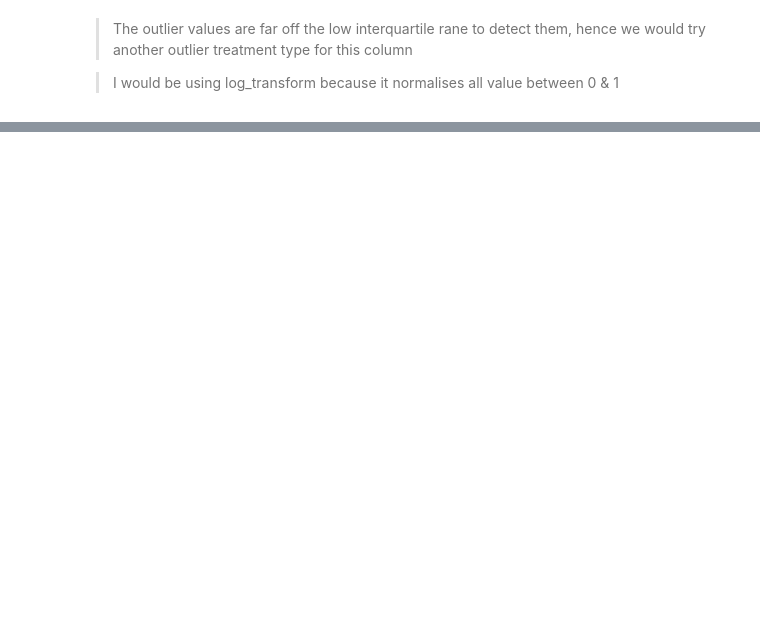
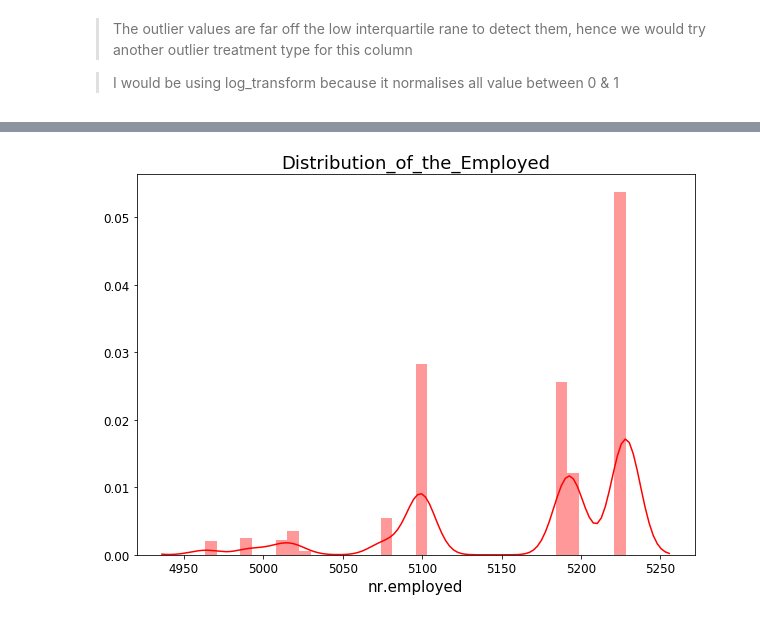
Before and after one commit to Patrick5455/term_deposit_predictive_model, a Jupyter notebook: analysis/interactive/term_sheet_eda.ipynb, the cells around one changed output, grey strips where cells are left out. Cells and saved outputs as stored; diff of their text form; code cells hidden in the pictures; blank space fills up the shorter version.

```diff
--- a/analysis/interactive/term_sheet_eda.ipynb
+++ b/analysis/interactive/term_sheet_eda.ipynb
@@ -180,0 +312,4 @@ num_cols.duration = outlier_treatment(num_cols.duration, col_list=['duration'],
+# %%
+plot_univariate(clean_bank['nr.employed'], save=True, title='Distribution_of_the_Employed');
+# %% [output]
+[figure, added]
```
Also changed, not shown: parts of 30 cells of this notebook, 4 other files.
